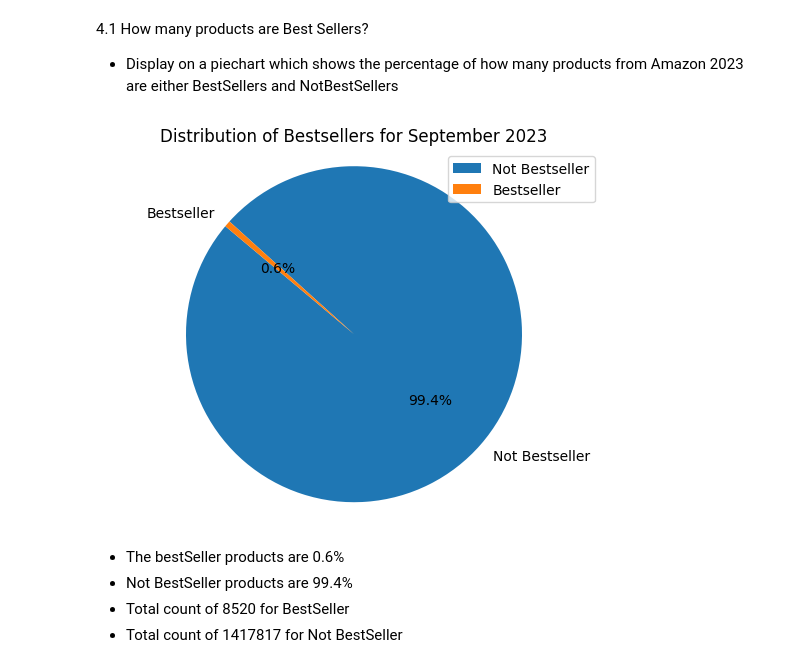
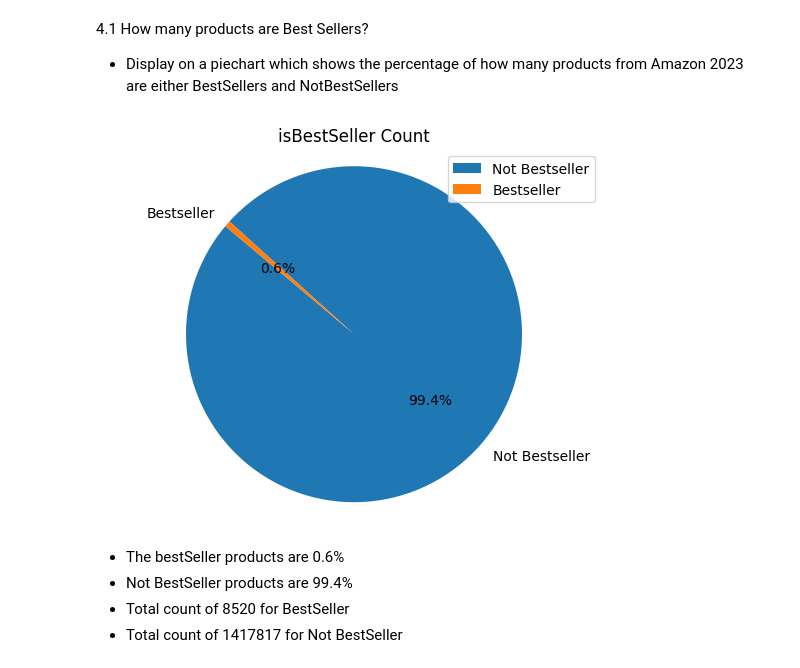
Before and after one commit to ctimothy14/Amazon_products_2023, a Jupyter notebook: amazon_products.ipynb, the cells around one changed output. Cells and saved outputs as stored; diff of their text form; code cells hidden in the pictures.

```diff
--- a/amazon_products.ipynb
+++ b/amazon_products.ipynb
@@ -384,29 +385,29 @@ The project objective was to find answers the following questions.
 # %%
 # Count the occurance of True and False in the 'BestSeller' Column
 bestSeller_cnt = merged_df['isBestSeller'].value_counts()
 
 # Create a DataFrame for the pie chart
 is_bestseller_data = pd.DataFrame({'isBestSeller': bestSeller_cnt.index, 'Count': bestSeller_cnt.values})
 
 # Define labels
 seller_label = {0: "Not Bestseller", 1: "Bestseller"}
 
 # Replace values in dataframe with custom labels
 is_bestseller_data['isBestSeller'] = is_bestseller_data['isBestSeller'].map(seller_label)
 
 # Create and display the Pie Chart
 plt.pie(
     is_bestseller_data['Count']                    # The sizes of each pie slice
     , labels=is_bestseller_data['isBestSeller']    # The labels: "Bestseller", "Not Bestseller"
     , autopct='%1.1f%%'                            # show percentage on pie
     , startangle=140                               #  start angle for better visual
 )
-plt.title("Distribution of Bestsellers for September 2023")
+plt.title("isBestSeller Count")
 plt.axis('equal')  # Keeps the pie chart circular
 plt.legend(loc='upper right')
 plt.show()
 # %% [output]
-[figure, old version]
+[figure, new version]
 # %% [markdown]
 - The bestSeller products are 0.6%
 - Not BestSeller products are  99.4%
```
Also changed, not shown: parts of 12 cells of this notebook.
